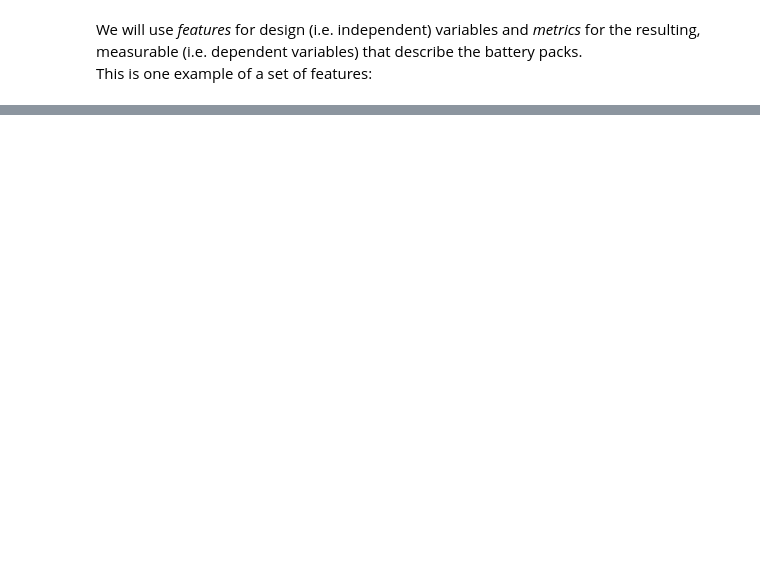
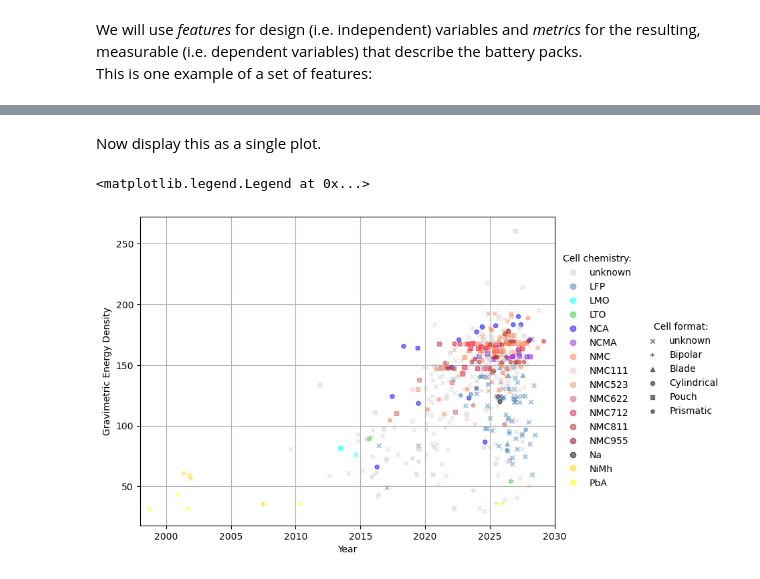
Before and after one commit to PatLT/battery_design_data, a Jupyter notebook: pack_visualisation.ipynb, the cells around one changed output, grey strips where cells are left out. Cells and saved outputs as stored; diff of their text form; code cells hidden in the pictures; blank space fills up the shorter version.

```diff
--- a/pack_visualisation.ipynb
+++ b/pack_visualisation.ipynb
@@ -166,0 +116,35 @@ Possible analysis of different clusters:
+# %% [markdown]
+Now display this as a single plot.
+# %%
+fig,ax=plt.subplots(figsize=(8,6))
+
+cell_chem_codes = df.loc[subset_index,('Cell','Chemistry')].astype('category').cat.codes
+# have to loop
+for k in range(*df.loc[subset_index,('Cell','Format')].unique().shape):
+    X_k = X[df.loc[subset_index,('Cell','Format')].astype('category').cat.codes == k-1]
+    y_k = y[df.loc[subset_index,('Cell','Format')].astype('category').cat.codes == k-1]
+    c_k = cell_chem_codes[df.loc[subset_index,('Cell','Format')].astype('category').cat.codes == k-1]
+    scttr = ax.scatter(X_k,y_k,
+                s=20.0,
+                c=c_k,cmap=cell_chem_cmap,
+                marker=cell_format_shape[k],
+                alpha=0.5,
+                zorder=k*20,
+                vmin=-1,
+                vmax=cell_chem_cmap.N-1,
+                )
+
+ax.set_xlabel('Year')
+ax.set_xlim(1998,2030)
+ax.set_ylabel(dependent_v[0])
+ax.grid(True)
+ax.set_axisbelow(True)
+
+ax.legend(handles_0,np.concat((['unknown'],df.loc[subset_index,('Cell','Chemistry')].astype('category').cat.categories.values)),
+           loc='center left', bbox_to_anchor=(1.0,0.5), title='Cell chemistry:', frameon=False)
+
+fig.legend(handles_1,cell_format_labels,
+           loc='center left', bbox_to_anchor=(1.05,0.5), title='Cell format:', frameon=False)
+# %% [output]
+<matplotlib.legend.Legend at 0x...>
+[figure, added]
```
Also changed, not shown: parts of 35 cells of this notebook.
